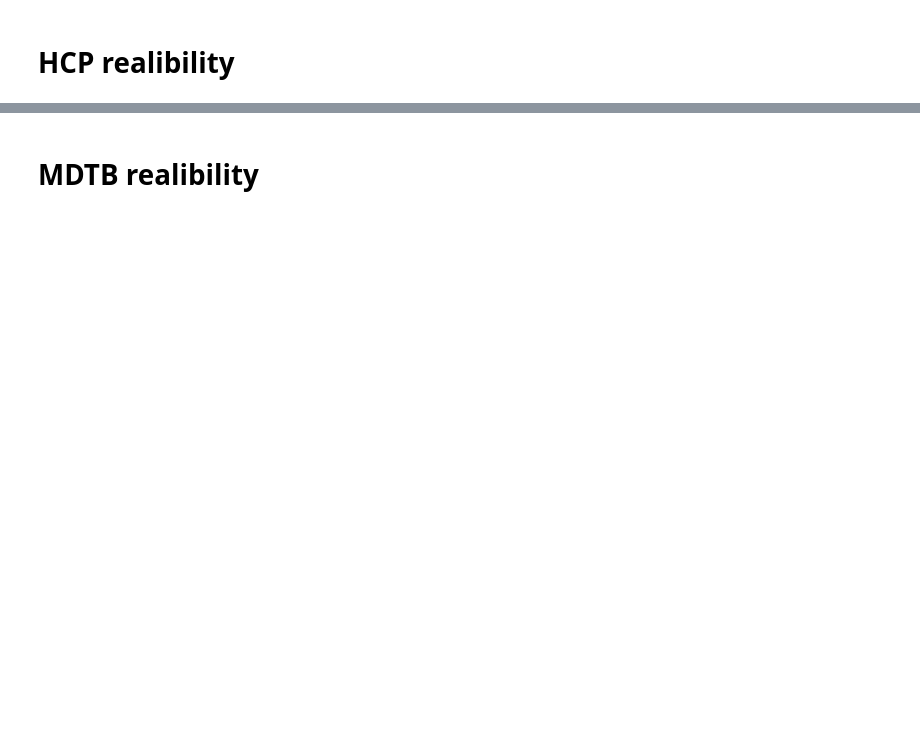
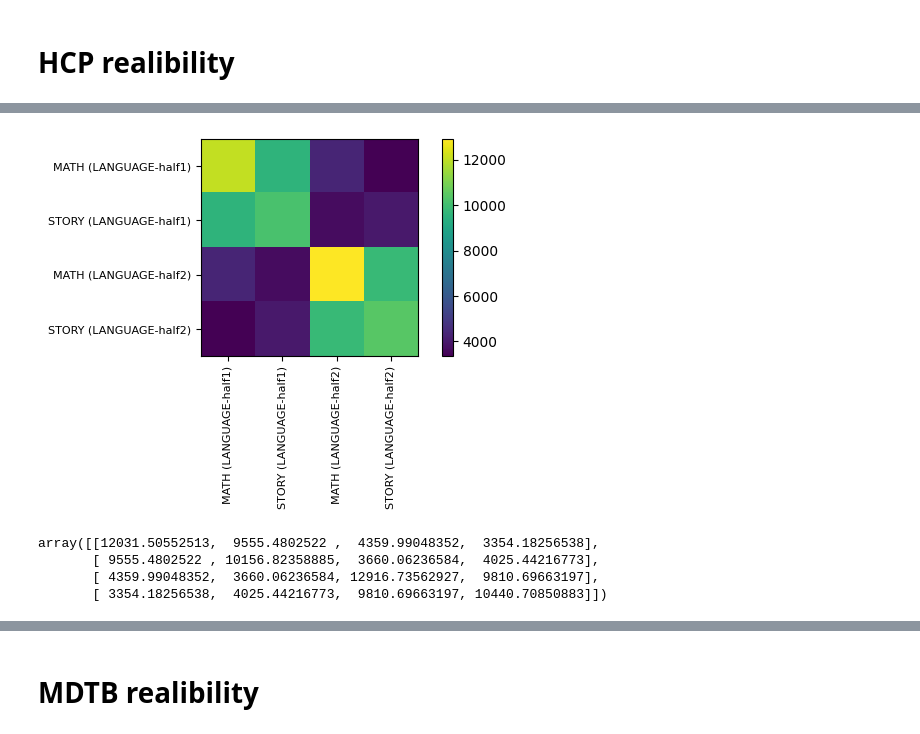
Before and after one commit to DiedrichsenLab/OptimalBattery, a Jupyter notebook: notebooks/8.design_data.ipynb, the cells around one changed output, grey strips where cells are left out. Drawn from its saved outputs; the diff is of its cells as text; code cells hidden in the pictures; blank space fills up the shorter version.

```diff
--- a/notebooks/8.design_data.ipynb
+++ b/notebooks/8.design_data.ipynb
@@ -67 +83,9 @@ def plot_covariance(data_hcp, info_hcp, task_name="all"):
+# %%
+plot_covariance(data_hcp, info_hcp, task_name="LANGUAGE",figuresize=(6, 4),show_legend=True,save_fig = True,save_path = f'{save_path}/covariance_matrix_LANGUAGE.pdf')
+# %% [output]
+[figure, added]
+array([[12031.50552513,  9555.4802522 ,  4359.99048352,  3354.18256538],
+       [ 9555.4802522 , 10156.82358885,  3660.06236584,  4025.44216773],
+       [ 4359.99048352,  3660.06236584, 12916.73562927,  9810.69663197],
+       [ 3354.18256538,  4025.44216773,  9810.69663197, 10440.70850883]])
 # %%
```
Also changed, not shown: parts of 28 cells of this notebook, 8 other files.
